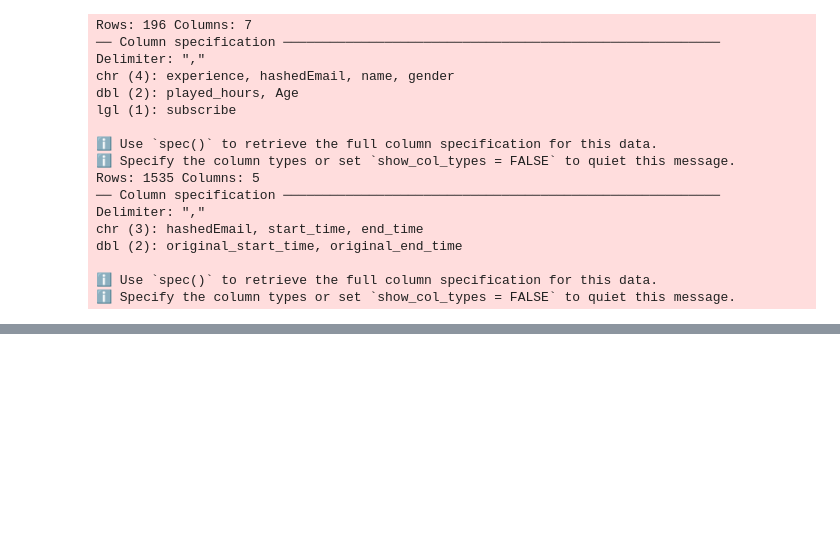
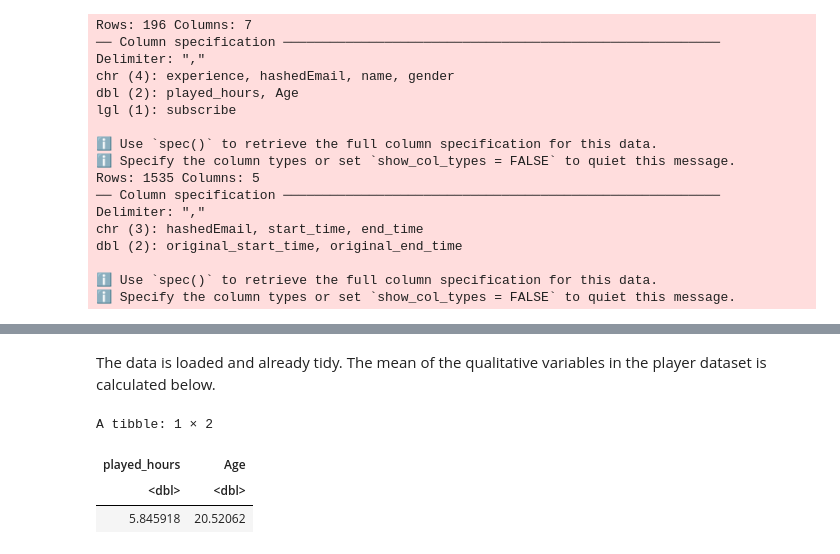
Before and after one commit to kwok-c/individual, a Jupyter notebook: individual code.ipynb, the cells around one changed output, grey strips where cells are left out. Saved outputs shown, nothing was run; the diff lists cells and outputs as text; code cells hidden in the pictures; blank space fills up the shorter version.

```diff
--- a/individual code.ipynb
+++ b/individual code.ipynb
@@ -60,0 +51,12 @@ A spec_tbl_df: 1606 × 11
+# %% [markdown]
+The data is loaded and already tidy. The mean of the qualitative variables in the player dataset is calculated below.
+# %%
+mean_player <- player |>
+select(played_hours, Age)|>
+map_dfr(mean, na.rm=T)
+mean_player
+# %% [output]
+A tibble: 1 × 2
+| played_hours | Age |
+| <dbl> | <dbl> |
+| 5.845918 | 20.52062 |
```
Also changed, not shown: parts of 8 cells of this notebook, 3 other files.
